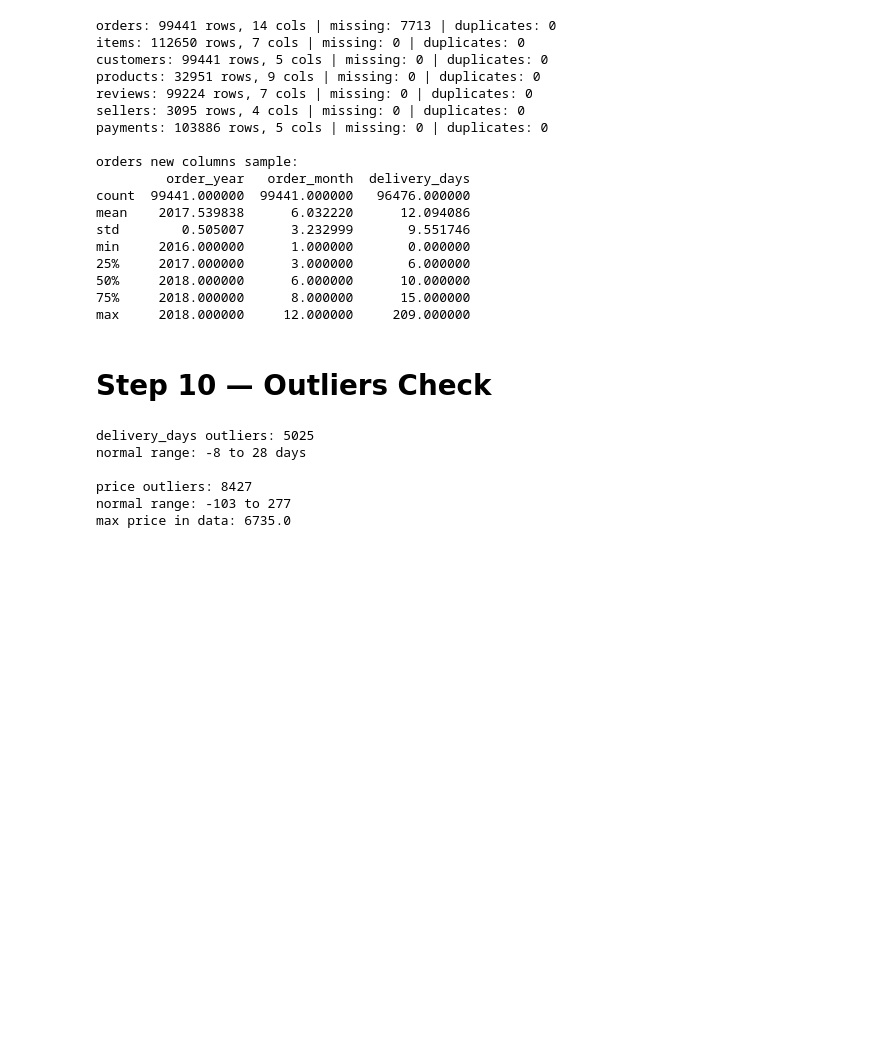
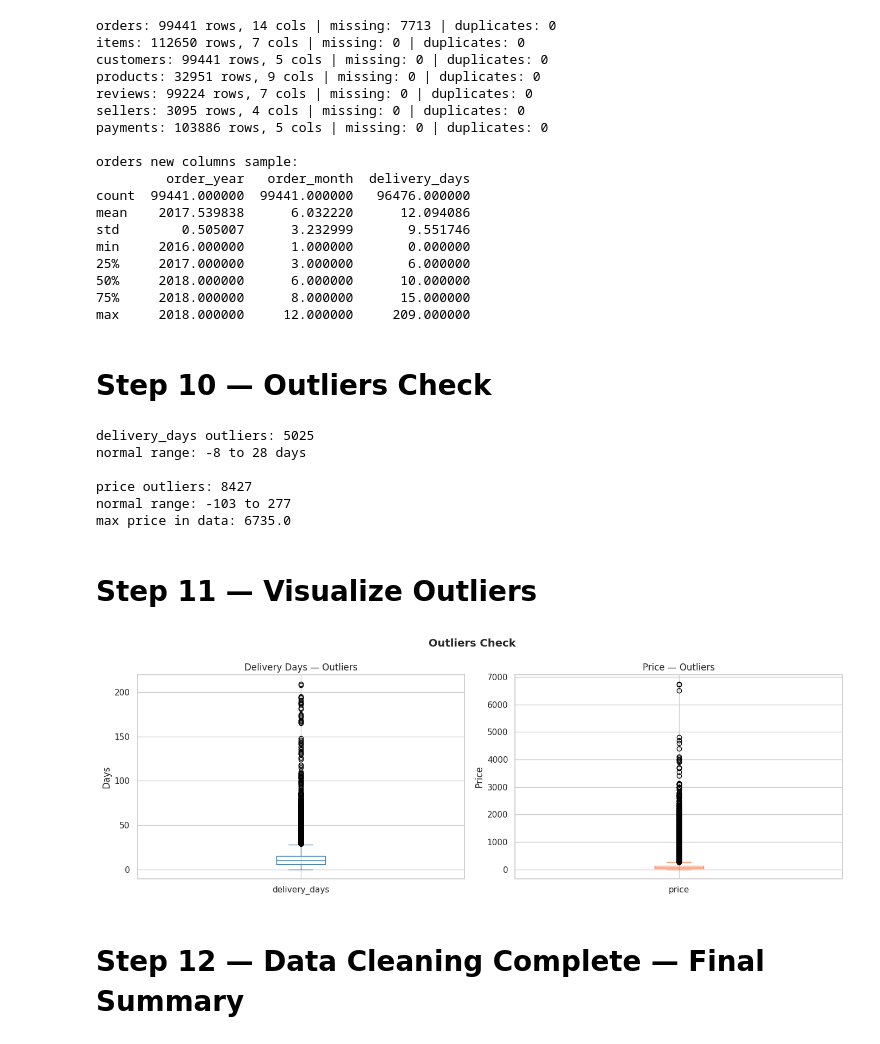
Before and after one commit to AiWriter404/olist-ecommerce-data-analysis, a Jupyter notebook: olist-ecommerce-data-analysis.ipynb, the cells around one changed output. Drawn from its saved outputs; the diff is of its cells as text; code cells hidden in the pictures; blank space fills up the shorter version.

Commit message:
Kaggle Notebook | olist-ecommerce-data-analysis | Version 2

```diff
--- a/olist-ecommerce-data-analysis.ipynb
+++ b/olist-ecommerce-data-analysis.ipynb
@@ -625,3 +625,35 @@ normal range: -8 to 28 days
 price outliers: 8427
 normal range: -103 to 277
 max price in data: 6735.0
+# %% [markdown]
+# **Step 11 — Visualize Outliers**
+# %%
+# Visualize Outliers
+
+fig, axes = plt.subplots(1, 2, figsize=(14, 5))
+
+# delivery days boxplot
+orders['delivery_days'].dropna().plot(
+    kind='box',
+    ax=axes[0],
+    color='steelblue'
+)
+axes[0].set_title('Delivery Days — Outliers')
+axes[0].set_ylabel('Days')
+
+# price boxplot
+items['price'].plot(
+    kind='box',
+    ax=axes[1],
+    color='coral'
+)
+axes[1].set_title('Price — Outliers')
+axes[1].set_ylabel('Price')
+
+plt.suptitle('Outliers Check', fontsize=14, fontweight='bold')
+plt.tight_layout()
+plt.show()
+# %% [output]
+[figure, added]
+# %% [markdown]
+# **Step 12 — Data Cleaning Complete — Final Summary**
```
Also changed, not shown: parts of 9 cells of this notebook.
